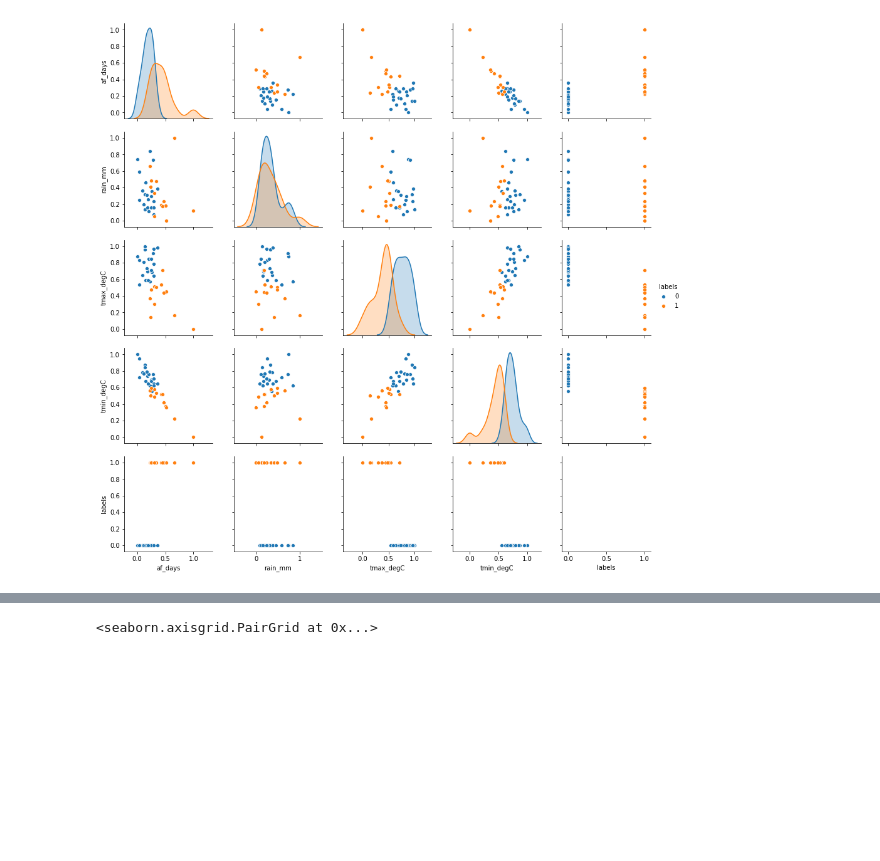
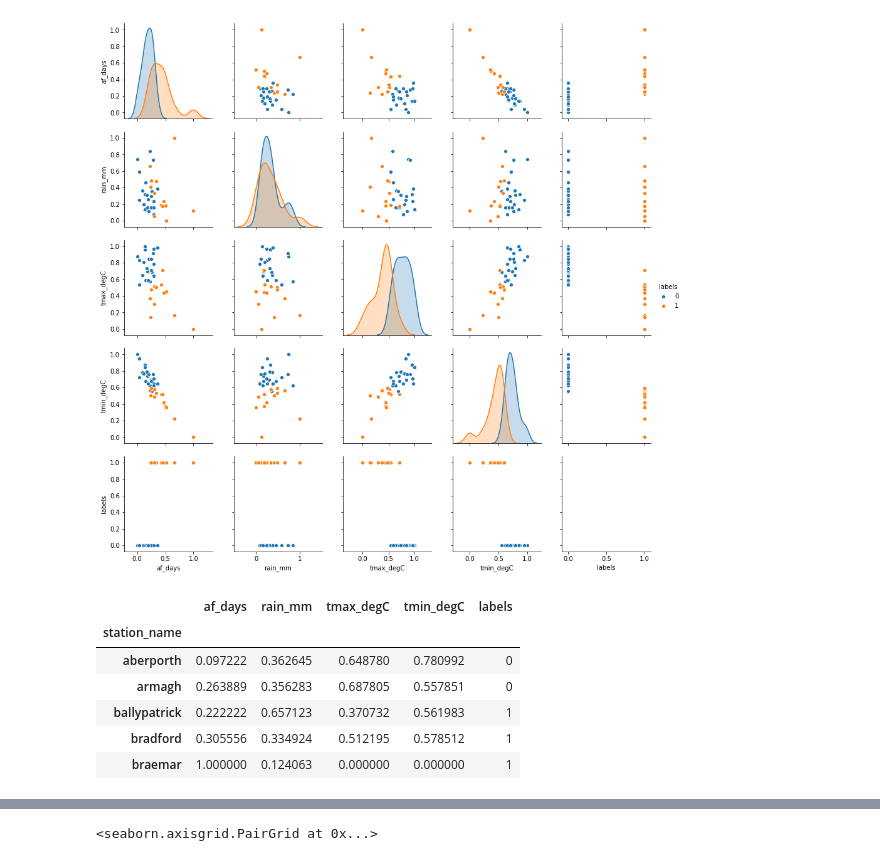
Before and after one commit to mukeswebrian/Analysing-the-impact-of-weather-on-self-reported-happiness, a Jupyter notebook: explore_weather_data.ipynb, the cells around one changed output, grey strips where cells are left out. Saved outputs shown, nothing was run; the diff lists cells and outputs as text; code cells hidden in the pictures; blank space fills up the shorter version.

```diff
--- a/explore_weather_data.ipynb
+++ b/explore_weather_data.ipynb
@@ -435,3 +435,13 @@ sns.pairplot(data=clustred, hue="labels")
 # %% [output]
 <seaborn.axisgrid.PairGrid at 0x...>
 [figure]
+# %%
+clustred.head()
+# %% [output]
+|  | af_days | rain_mm | tmax_degC | tmin_degC | labels |
+| station_name |  |  |  |  |  |
+| aberporth | 0.097222 | 0.362645 | 0.648780 | 0.780992 | 0 |
+| armagh | 0.263889 | 0.356283 | 0.687805 | 0.557851 | 0 |
+| ballypatrick | 0.222222 | 0.657123 | 0.370732 | 0.561983 | 1 |
+| bradford | 0.305556 | 0.334924 | 0.512195 | 0.578512 | 1 |
+| braemar | 1.000000 | 0.124063 | 0.000000 | 0.000000 | 1 |
```
Also changed, not shown: parts of 7 cells of this notebook, 2 other files.
